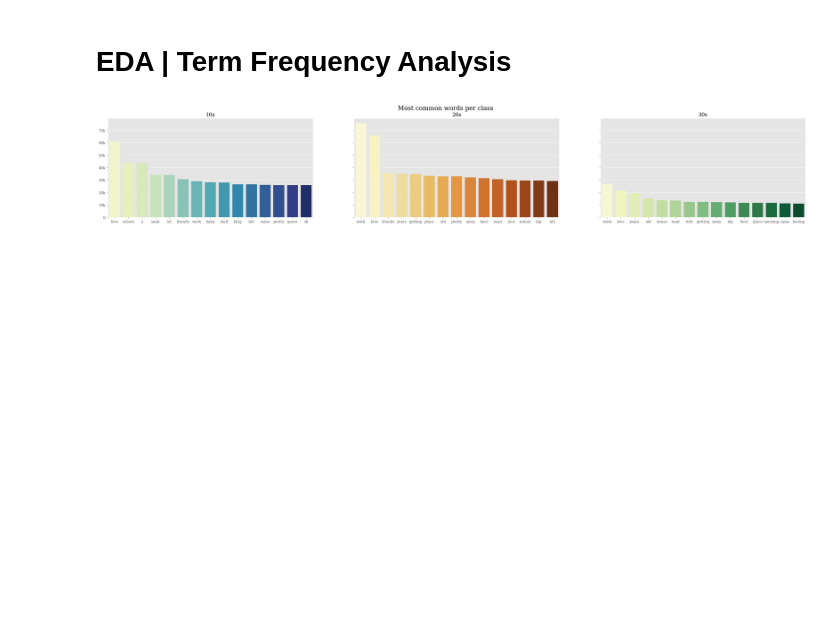
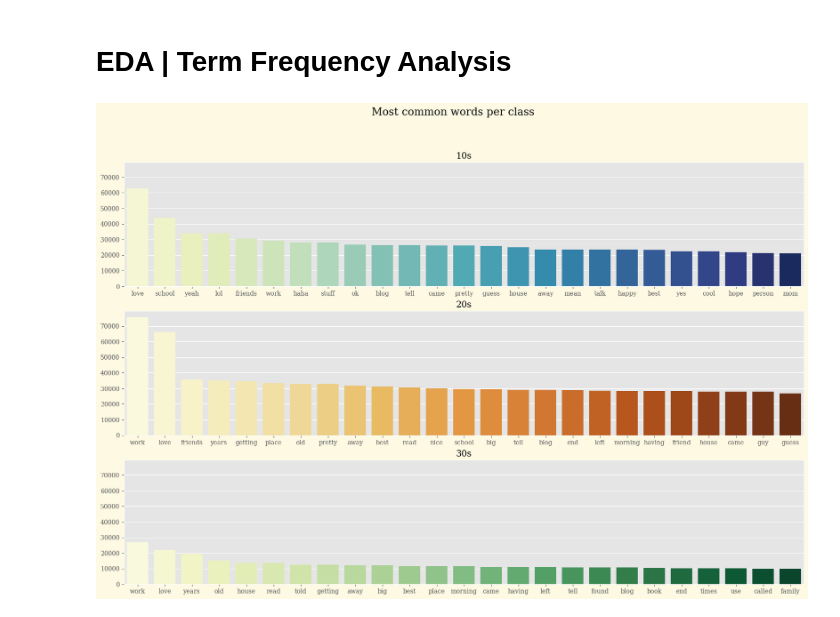
Before and after one commit to simonefacchiano/SL-Final-Project, a Jupyter notebook: preprocessing_and_eda.ipynb, the cells around one changed output. Saved outputs shown, nothing was run; the diff lists cells and outputs as text; code cells hidden in the pictures; blank space fills up the shorter version.

```diff
--- a/preprocessing_and_eda.ipynb
+++ b/preprocessing_and_eda.ipynb
@@ -315,7 +316,7 @@ def save_object(obj, filename):
 # %% [markdown]
 From now on, we will read this pickle object instead of running the whole code again
 # %%
-train = pd.read_pickle('train_features_paper.pkl')
+train = pd.read_pickle('train_clean_2.pkl')
 # %%
 train.head(5)
 # %% [output]
@@ -330,8 +330,8 @@ train.head(5)
 # EDA | Term Frequency Analysis
 # %%
 def most_common_words(train):
-    corpus = [word for i in train["clean_post"].str.split().values.tolist() for word in i]
-    most_common = FreqDist(corpus).most_common(15)
+    corpus = [word for i in train["post"].str.split().values.tolist() for word in i]
+    most_common = FreqDist(corpus).most_common()
     words, frequency = [], []
     for word, count in most_common:
         words.append(word)
@@ -352,12 +352,12 @@ class_female = train[train.gender == "female"]
 words_m,frequency_m = most_common_words(class_male)
 words_f,frequency_f = most_common_words(class_female)
 # %%
-fig,axes = plt.subplots(1,3, sharey=True, figsize=(35,5))
-plot_0 = sns.barplot(x = words_0, y = frequency_0, ax=axes[0], palette='YlGnBu').set(title="10s",yticklabels = (['0','10k','20k','30k','40k','50k','60k','70k']))
-plot_1 = sns.barplot(x = words_1, y = frequency_1, ax=axes[1], palette='YlOrBr').set(title="20s")
-plot_2 = sns.barplot(x = words_2, y = frequency_2, ax=axes[2], palette='YlGn').set(title="30s")
+fig,axes = plt.subplots(3,1, sharey=True, figsize=(20,12.5),facecolor='#FDF9E2')
+plot_0 = sns.barplot(x = words_0[:25], y = frequency_0[:25], ax=axes[0], palette='YlGnBu').set(title="10s")#,yticklabels = (['0','10k','20k','30k','40k','50k','60k','70k']))
+plot_1 = sns.barplot(x = words_1[:25], y = frequency_1[:25], ax=axes[1], palette='YlOrBr').set(title="20s")
+plot_2 = sns.barplot(x = words_2[:25], y = frequency_2[:25], ax=axes[2], palette='YlGn').set(title="30s")
 fig.suptitle("Most common words per class",fontsize = "xx-large")
 plt.tight_layout
-plt.savefig("plots/mostCommon_age.png")
+plt.savefig("plots/PP_mostCommon_age.png")
 # %% [output]
-[figure, old version]
+[figure, new version]
```
Also changed, not shown: parts of 38 cells of this notebook, 7 other files.
